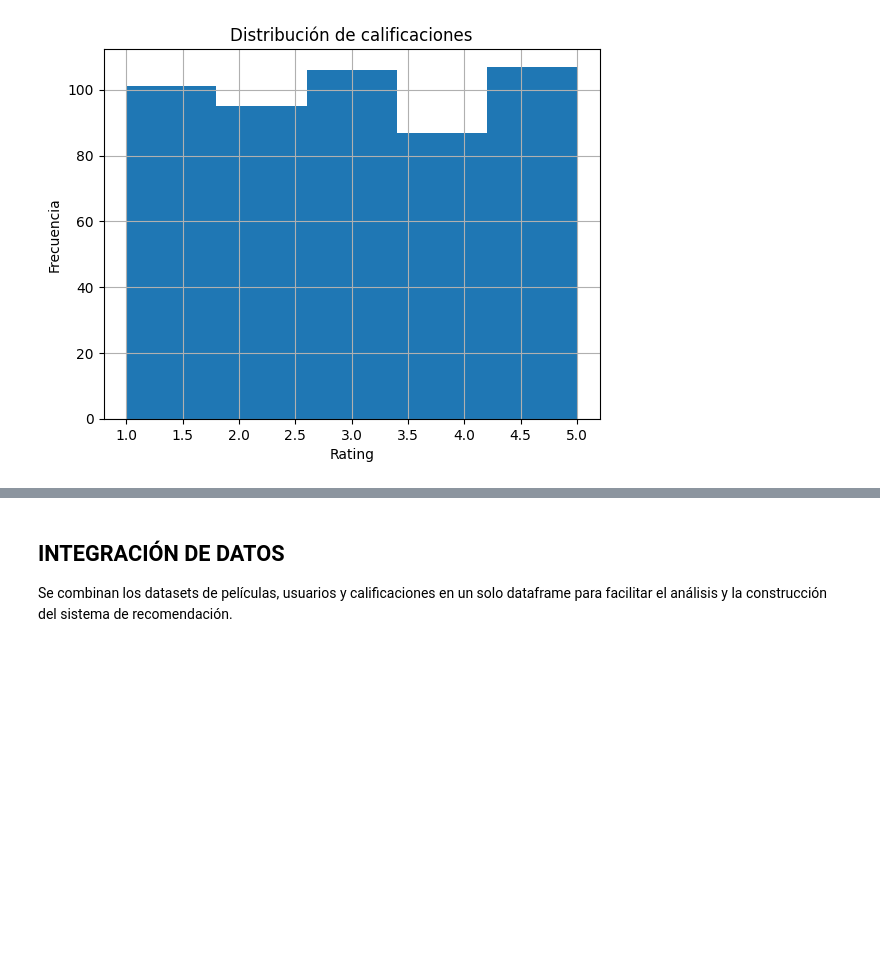
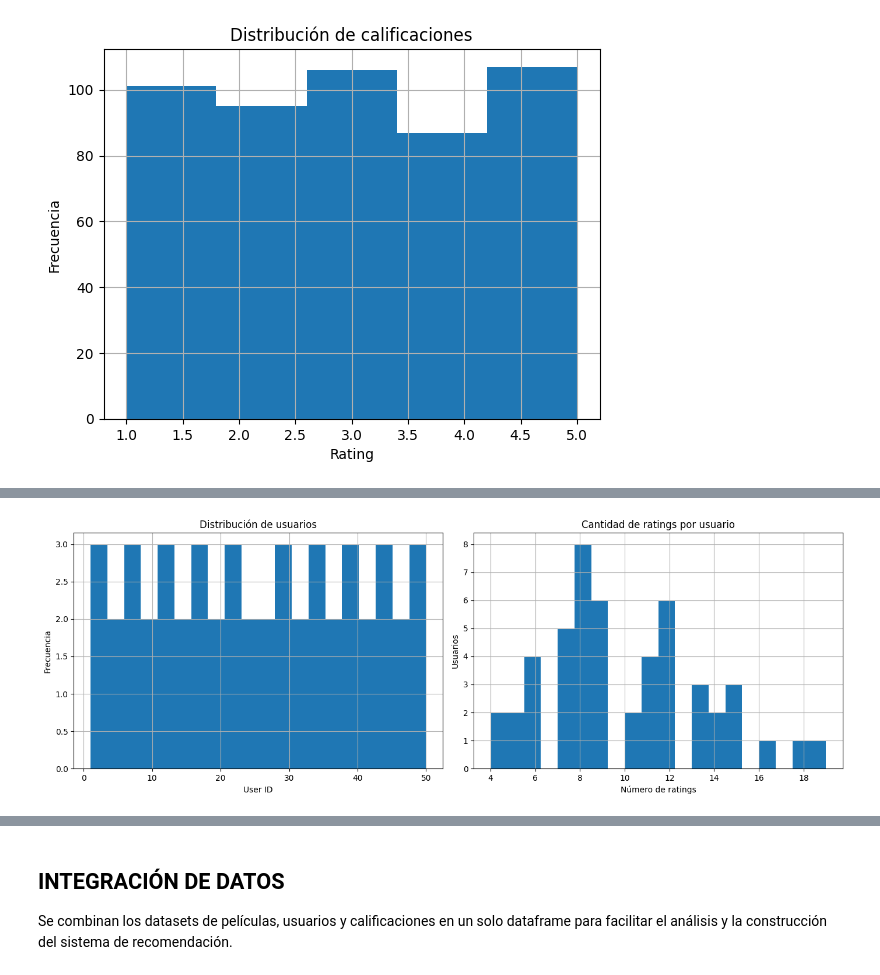
Before and after one commit to juanpuerto23/Proyecto_IA, a Jupyter notebook: Proyecto_IA_1er_Parcial.ipynb, the cells around one changed output, grey strips where cells are left out. Saved outputs shown, nothing was run; the diff lists cells and outputs as text; code cells hidden in the pictures; blank space fills up the shorter version.

```diff
--- a/Proyecto_IA_1er_Parcial.ipynb
+++ b/Proyecto_IA_1er_Parcial.ipynb
@@ -180,0 +210,20 @@ Número de películas: 99
+# %%
+fig, axes = plt.subplots(1, 2, figsize=(14, 5))
+
+# Distribución de usuarios
+users_clean['user_id'].hist(bins=20, ax=axes[0])
+axes[0].set_title("Distribución de usuarios")
+axes[0].set_xlabel("User ID")
+axes[0].set_ylabel("Frecuencia")
+
+# Rating por usuario
+ratings_per_user = ratings_clean.groupby('user_id')['rating'].count()
+ratings_per_user.hist(bins=20, ax=axes[1])
+axes[1].set_title("Cantidad de ratings por usuario")
+axes[1].set_xlabel("Número de ratings")
+axes[1].set_ylabel("Usuarios")
+
+plt.tight_layout()
+plt.show()
+# %% [output]
+[figure, added]
```
Also changed, not shown: parts of 10 cells of this notebook.
